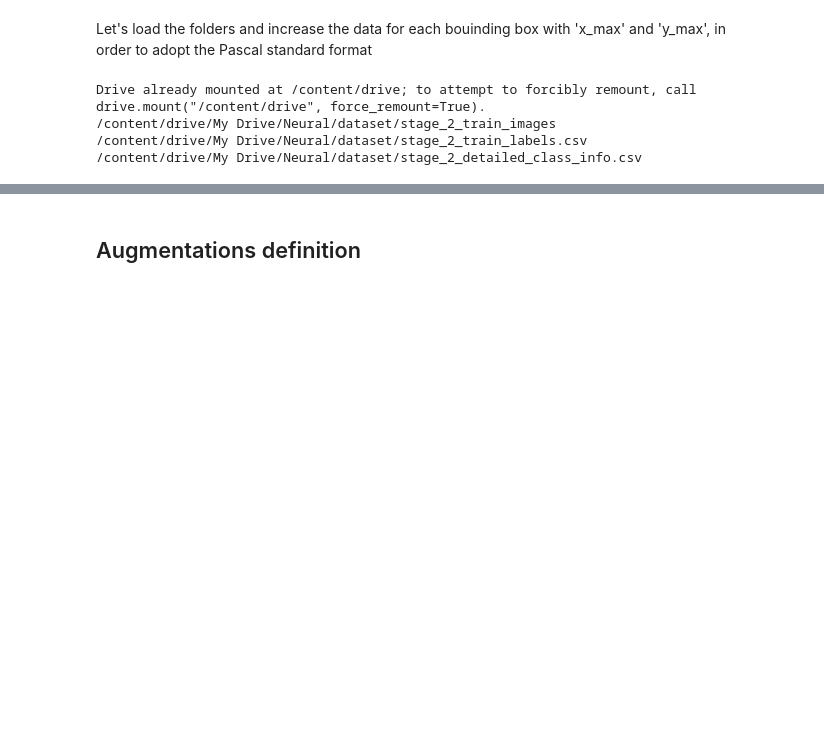
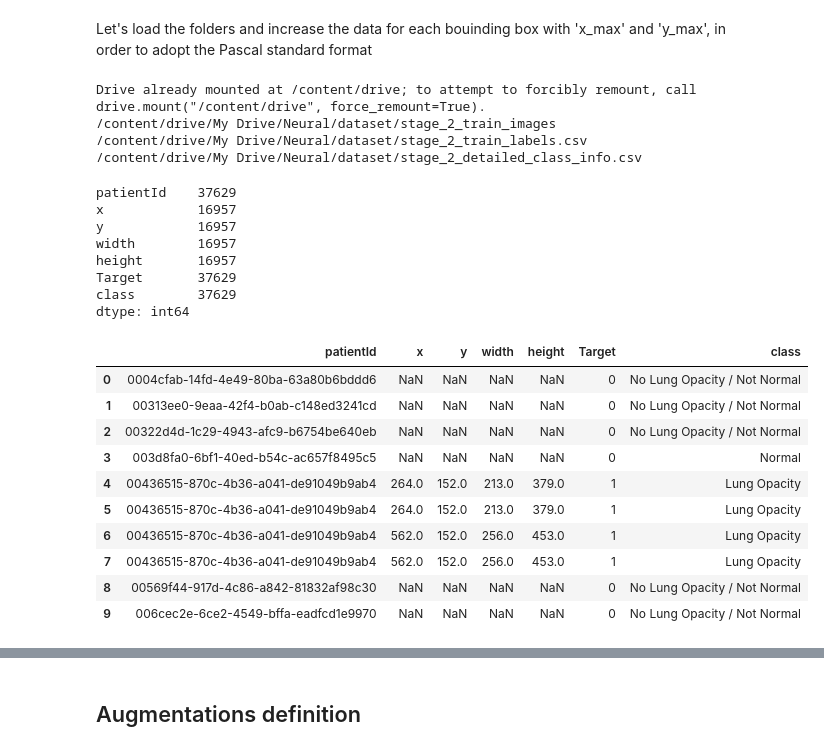
Before and after one commit to BCI-ECS-sapienza/Pneumonia-detection-with-RetinaNet, a Jupyter notebook: Pneumonia_detection.ipynb, the cells around one changed output, grey strips where cells are left out. Cells and saved outputs as stored; diff of their text form; code cells hidden in the pictures; blank space fills up the shorter version.

```diff
--- a/Pneumonia_detection.ipynb
+++ b/Pneumonia_detection.ipynb
@@ -57,3 +63,29 @@ Drive already mounted at /content/drive; to attempt to forcibly remount, call dr
 /content/drive/My Drive/Neural/dataset/stage_2_train_images
 /content/drive/My Drive/Neural/dataset/stage_2_train_labels.csv
 /content/drive/My Drive/Neural/dataset/stage_2_detailed_class_info.csv
+# %%
+train_labels_df = pd.read_csv(LABELS_CSV)
+class_info_df = pd.read_csv(CLASS_INFO_CSV)
+train_class_df = train_labels_df.merge(class_info_df, left_on='patientId', right_on='patientId', how='inner')
+print(train_class_df.count())
+train_class_df[:10]
+# %% [output]
+patientId    37629
+x            16957
+y            16957
+width        16957
+height       16957
+Target       37629
+class        37629
+dtype: int64
+|  | patientId | x | y | width | height | Target | class |
+| 0 | 0004cfab-14fd-4e49-80ba-63a80b6bddd6 | NaN | NaN | NaN | NaN | 0 | No Lung Opacity / Not Normal |
+| 1 | 00313ee0-9eaa-42f4-b0ab-c148ed3241cd | NaN | NaN | NaN | NaN | 0 | No Lung Opacity / Not Normal |
+| 2 | 00322d4d-1c29-4943-afc9-b6754be640eb | NaN | NaN | NaN | NaN | 0 | No Lung Opacity / Not Normal |
+| 3 | 003d8fa0-6bf1-40ed-b54c-ac657f8495c5 | NaN | NaN | NaN | NaN | 0 | Normal |
+| 4 | 00436515-870c-4b36-a041-de91049b9ab4 | 264.0 | 152.0 | 213.0 | 379.0 | 1 | Lung Opacity |
+| 5 | 00436515-870c-4b36-a041-de91049b9ab4 | 264.0 | 152.0 | 213.0 | 379.0 | 1 | Lung Opacity |
+| 6 | 00436515-870c-4b36-a041-de91049b9ab4 | 562.0 | 152.0 | 256.0 | 453.0 | 1 | Lung Opacity |
+| 7 | 00436515-870c-4b36-a041-de91049b9ab4 | 562.0 | 152.0 | 256.0 | 453.0 | 1 | Lung Opacity |
+| 8 | 00569f44-917d-4c86-a842-81832af98c30 | NaN | NaN | NaN | NaN | 0 | No Lung Opacity / Not Normal |
+| 9 | 006cec2e-6ce2-4549-bffa-eadfcd1e9970 | NaN | NaN | NaN | NaN | 0 | No Lung Opacity / Not Normal |
```
Also changed, not shown: parts of 23 cells of this notebook, 1 other file.
